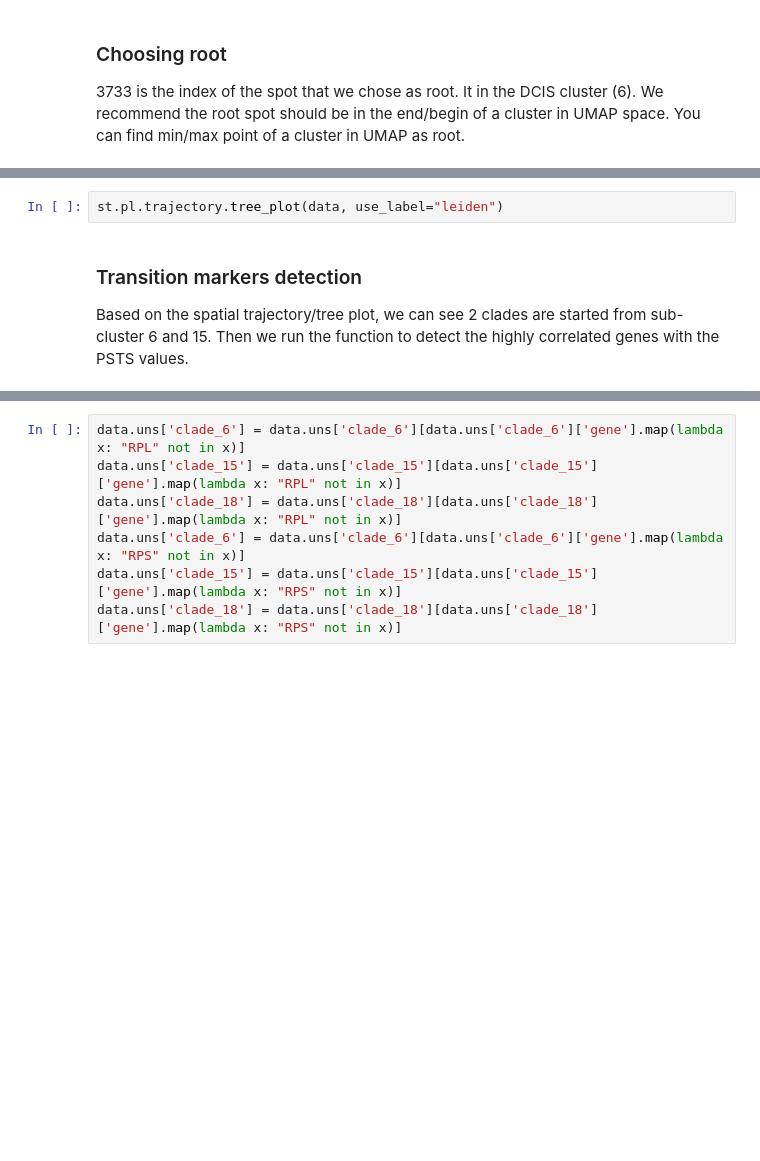
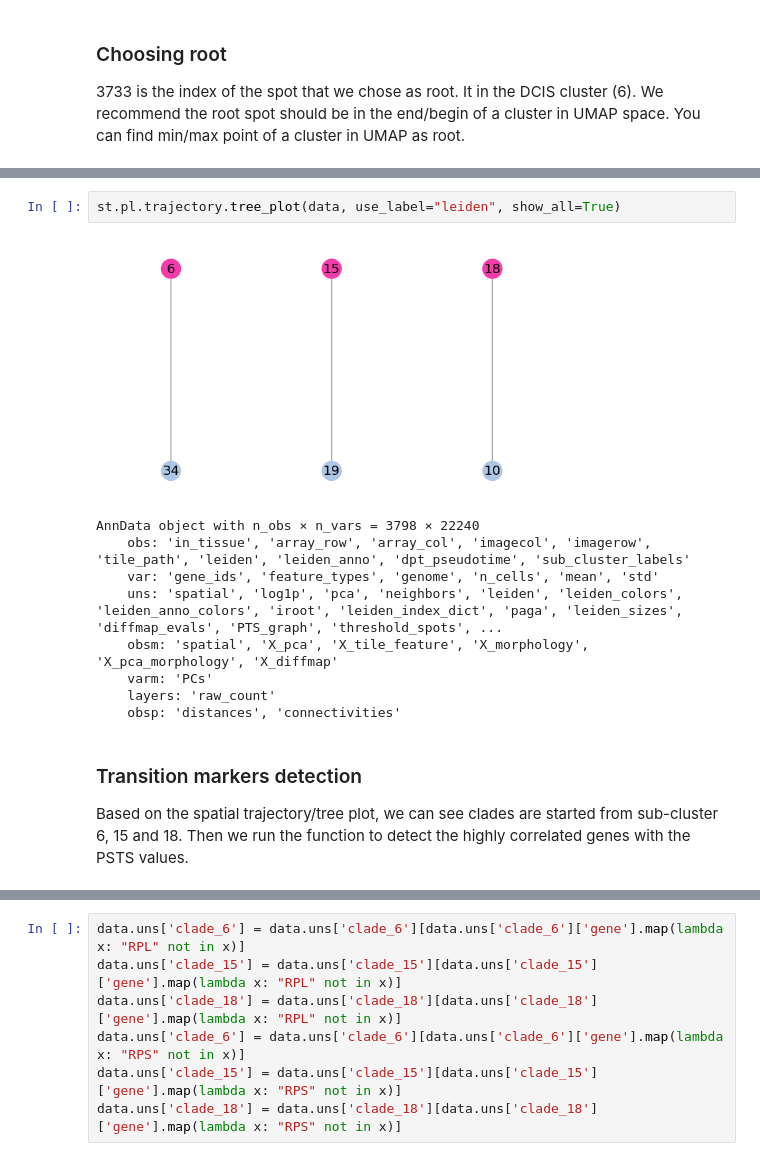
Before and after one commit to GenomicsMachineLearning/stLearn-tutorials, a Jupyter notebook: notebooks/pseudotime_space.ipynb, the cells around one changed output, grey strips where cells are left out. Saved outputs shown, nothing was run; the diff lists cells and outputs as text; blank space fills up the shorter version.

```diff
--- a/notebooks/pseudotime_space.ipynb
+++ b/notebooks/pseudotime_space.ipynb
@@ -95,9 +155,19 @@ st.pl.cluster_plot(data, use_label="leiden", show_trajectories=True, list_cluste
 # %%
-st.pl.trajectory.tree_plot(data, use_label="leiden")
+st.pl.trajectory.tree_plot(data, use_label="leiden", show_all=True)
+# %% [output]
+[figure, added]
+AnnData object with n_obs × n_vars = 3798 × 22240
+    obs: 'in_tissue', 'array_row', 'array_col', 'imagecol', 'imagerow', 'tile_path', 'leiden', 'leiden_anno', 'dpt_pseudotime', 'sub_cluster_labels'
+    var: 'gene_ids', 'feature_types', 'genome', 'n_cells', 'mean', 'std'
+    uns: 'spatial', 'log1p', 'pca', 'neighbors', 'leiden', 'leiden_colors', 'leiden_anno_colors', 'iroot', 'leiden_index_dict', 'paga', 'leiden_sizes', 'diffmap_evals', 'PTS_graph', 'threshold_spots', ...
+    obsm: 'spatial', 'X_pca', 'X_tile_feature', 'X_morphology', 'X_pca_morphology', 'X_diffmap'
+    varm: 'PCs'
+    layers: 'raw_count'
+    obsp: 'distances', 'connectivities'
 # %% [markdown]
 ### Transition markers detection
 
-Based on the spatial trajectory/tree plot, we can see 2 clades are started from sub-cluster 6 and 15.
+Based on the spatial trajectory/tree plot, we can see clades are started from sub-cluster 6, 15 and 18.
 Then we run the function to detect the highly correlated genes with the PSTS values.
 # %%
 st.spatial.trajectory.detect_transition_markers_clades(data, clade=6, use_raw_count=False, cutoff_spearman=0.4)
```
Also changed, not shown: parts of 17 cells of this notebook, 8 other files.
